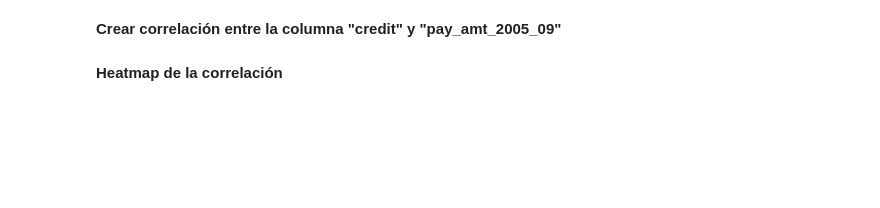
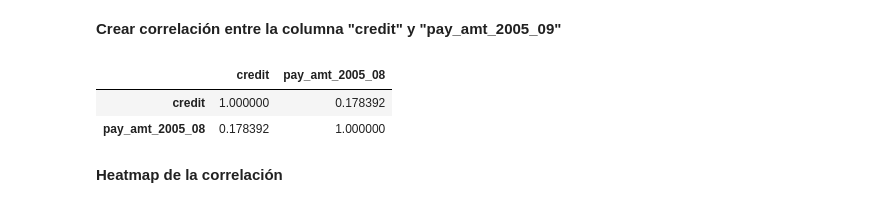
Before and after one commit to PosgradoMNA/actividades-del-projecto-equipo-35, a Jupyter notebook: Semana_4_Actividad_1.ipynb, the cells around one changed output. Cells and saved outputs as stored; diff of their text form; code cells hidden in the pictures; blank space fills up the shorter version.

```diff
--- a/Semana_4_Actividad_1.ipynb
+++ b/Semana_4_Actividad_1.ipynb
@@ -226,8 +276,12 @@ sns.heatmap(df_credit_age.corr(), annot=True, cmap='PuBu')
 # %% [markdown]
 **Crear correlación entre la columna "credit" y "pay_amt_2005_09"**
 # %%
-df_credit_pay_amt = ndf[['credit','pay_amt_2005_09']]
+df_credit_pay_amt = ndf[['credit','pay_amt_2005_08']]
 df_credit_pay_amt.corr()
+# %% [output]
+|  | credit | pay_amt_2005_08 |
+| credit | 1.000000 | 0.178392 |
+| pay_amt_2005_08 | 0.178392 | 1.000000 |
 # %% [markdown]
 **Heatmap de la correlación**
 # %%
```
Also changed, not shown: parts of 54 cells of this notebook.
